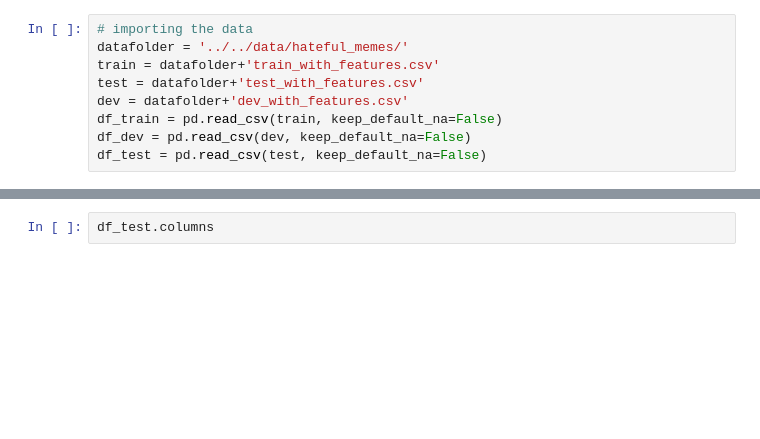
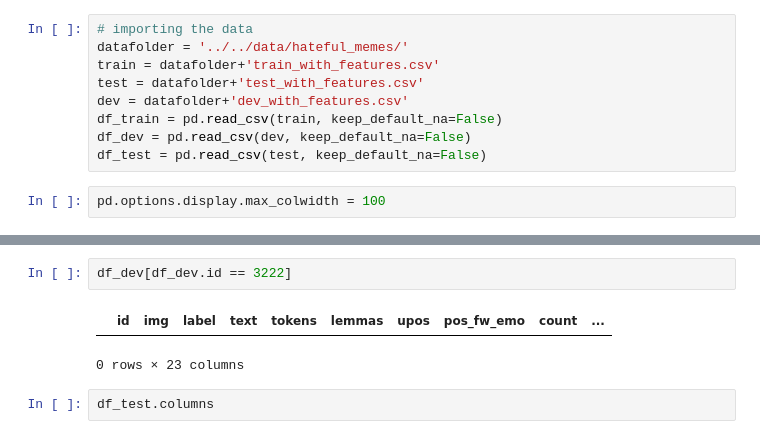
Before and after one commit to HishamAlkaed/Master_Thesis, a Jupyter notebook: code/error_analysis.ipynb, the cells around one changed output, grey strips where cells are left out. Saved outputs shown, nothing was run; the diff lists cells and outputs as text; blank space fills up the shorter version.

```diff
--- a/code/error_analysis.ipynb
+++ b/code/error_analysis.ipynb
@@ -13,3 +13,5 @@ dev = datafolder+'dev_with_features.csv'
 df_train = pd.read_csv(train, keep_default_na=False)
 df_dev = pd.read_csv(dev, keep_default_na=False)
 df_test = pd.read_csv(test, keep_default_na=False)
+# %%
+pd.options.display.max_colwidth = 100
@@ -32,3 +54,8 @@ df_dev[df_dev.label == 0]
+# %%
+df_dev[df_dev.id == 3222]
+# %% [output]
+|  | id | img | label | text | tokens | lemmas | upos | pos_fw_emo | count | ... |
+0 rows × 23 columns
 # %%
 df_test.columns
 # %% [output]
```
Also changed, not shown: parts of 21 cells of this notebook, 7 other files.
